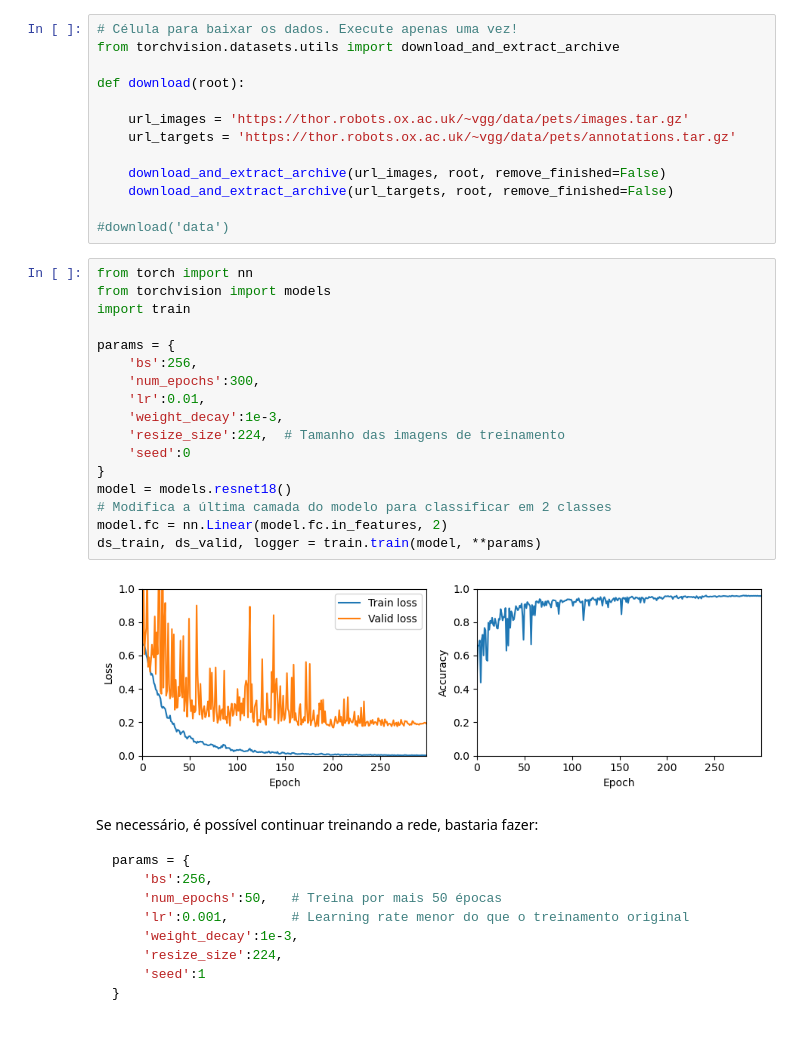
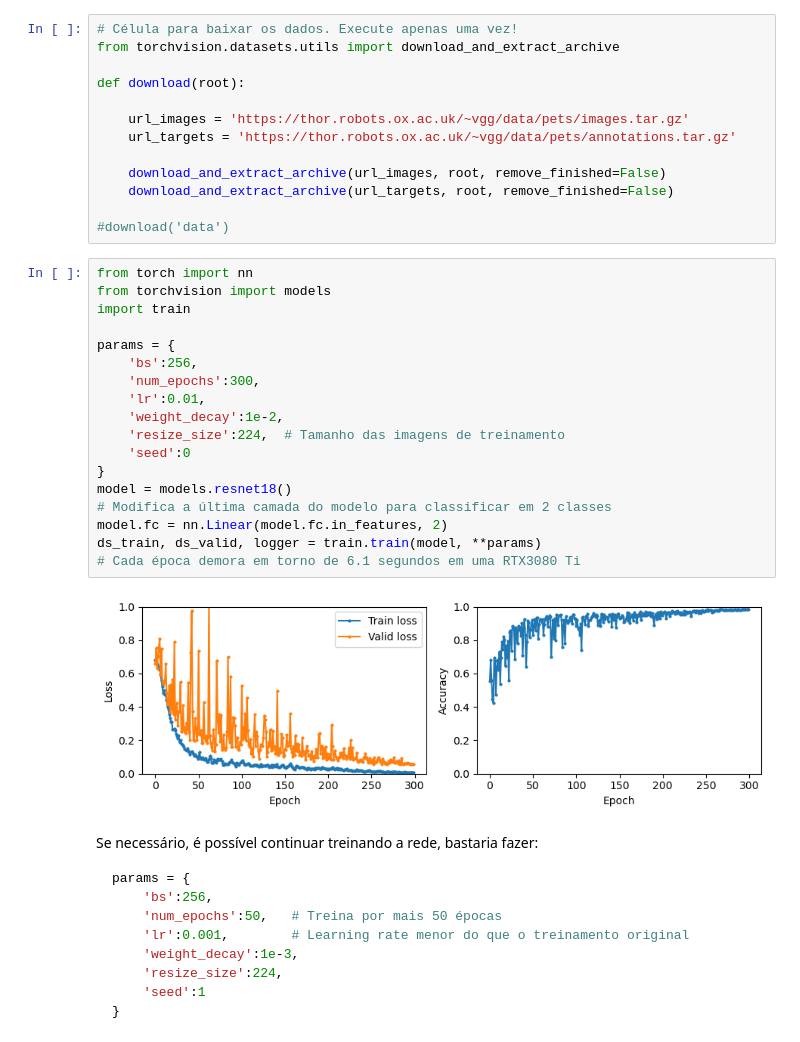
Before and after one commit to chcomin/curso-visao-computacional-2024, a Jupyter notebook: M06_classificacao_de_imagens_naturais/4 - Treinamento da rede (GPU).ipynb, the cells around one changed output. Cells and saved outputs as stored; diff of their text form.

````diff
--- a/M06_classificacao_de_imagens_naturais/4 - Treinamento da rede (GPU).ipynb
+++ b/M06_classificacao_de_imagens_naturais/4 - Treinamento da rede (GPU).ipynb
@@ -20,22 +20,23 @@ def download(root):
 # %%
 from torch import nn
 from torchvision import models
 import train
 
 params = {
     'bs':256,
     'num_epochs':300,
     'lr':0.01,
-    'weight_decay':1e-3,
+    'weight_decay':1e-2,
     'resize_size':224,  # Tamanho das imagens de treinamento
     'seed':0
 }
 model = models.resnet18()
 # Modifica a última camada do modelo para classificar em 2 classes
 model.fc = nn.Linear(model.fc.in_features, 2)
 ds_train, ds_valid, logger = train.train(model, **params)
+# Cada época demora em torno de 6.1 segundos em uma RTX3080 Ti
 # %% [output]
-[figure, old version]
+[figure, new version]
 # %% [markdown]
 Se necessário, é possível continuar treinando a rede, bastaria fazer:
 ```python
````
Also changed, not shown: 1 other file.
